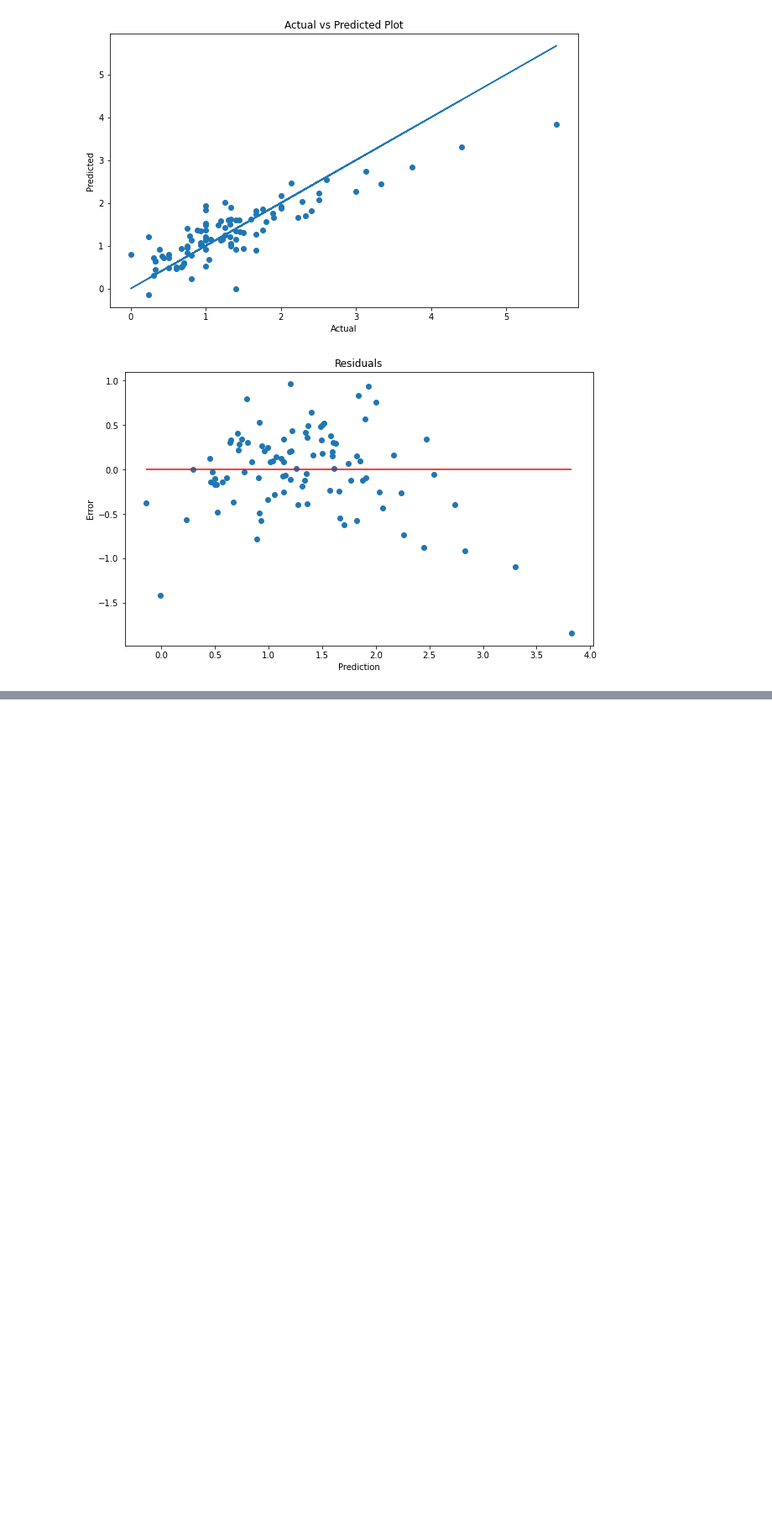
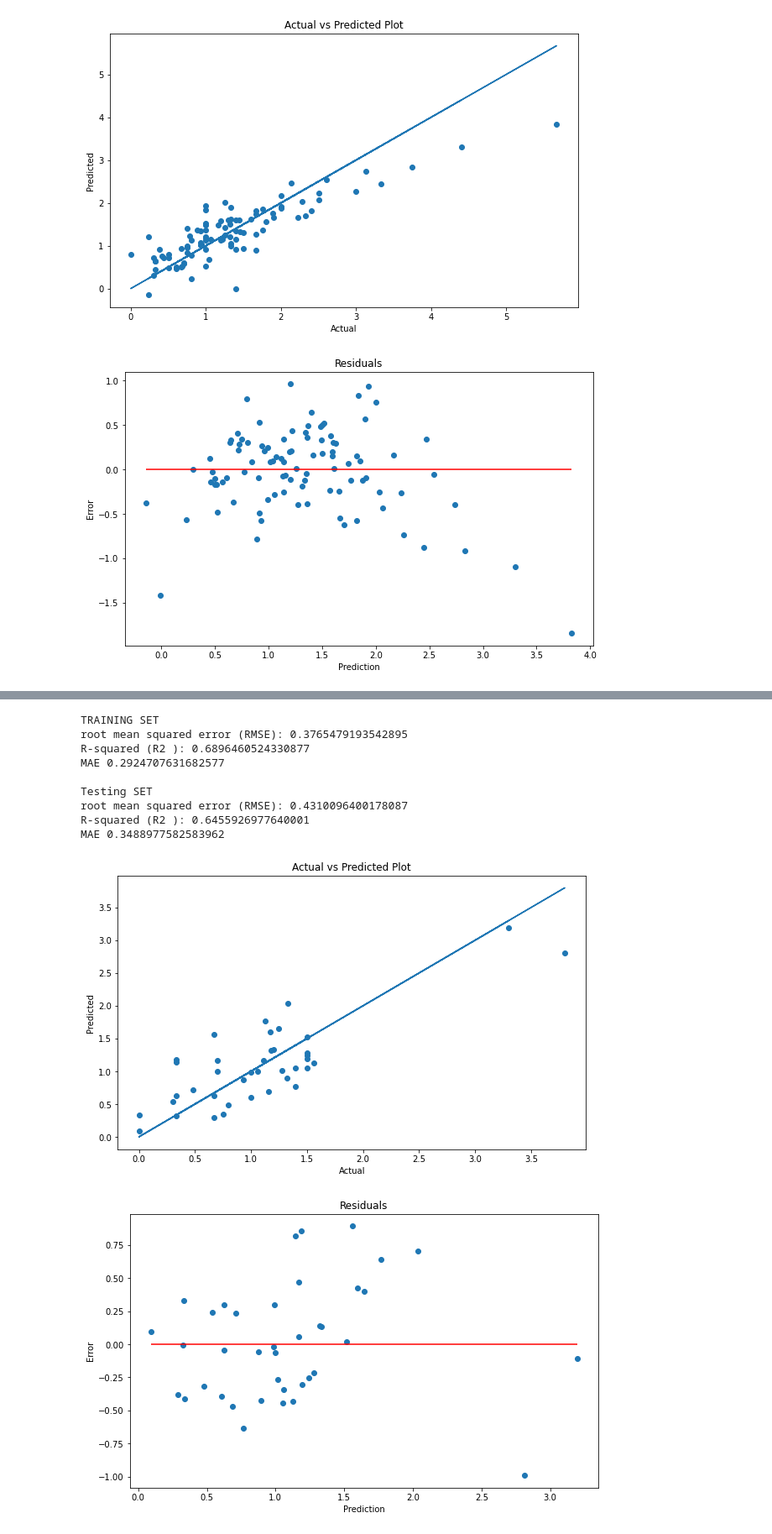
Before and after one commit to matthallman/uofm_data_capstone_worldcup, a Jupyter notebook: ML_Model_Data/xGS and xGA ML Model Building.ipynb, the cells around one changed output, grey strips where cells are left out. Shown: that part at 84% size. Cells and saved outputs as stored; diff of their text form; code cells hidden in the pictures; blank space fills up the shorter version.

```diff
--- a/ML_Model_Data/xGS and xGA ML Model Building.ipynb
+++ b/ML_Model_Data/xGS and xGA ML Model Building.ipynb
@@ -308,0 +412,51 @@ MAE 0.3523619221929672
+# %%
+# Scaling Remaining Features - removing Gls and Confederation when scaling, and adding back in
+
+xGS_Model_2_features = xGS_Model_2.drop(['Confederation','Gls'], axis=1)
+xGA_Model_2_features = xGA_Model_2.drop(['Confederation','O. Gls'], axis=1)
+
+xGS_scaler2 = StandardScaler().fit(xGS_Model_2_features)
+xGA_scaler2 = StandardScaler().fit(xGA_Model_2_features)
+
+
+xGS_scaler_df2 = pd.DataFrame(xGS_scaler2.transform(xGS_Model_2_features), columns = xGS_Model_2_features.columns)
+xGA_scaler_df2 = pd.DataFrame(xGA_scaler2.transform(xGA_Model_2_features), columns = xGA_Model_2_features.columns)
+
+xGS_scaler_df2['Gls'] = xGS_Model_2['Gls']
+xGA_scaler_df2['O. Gls'] = xGA_Model_2['O. Gls']
+xGS_scaler_df2['Confederation'] = xGS_Model_2['Confederation']
+xGA_scaler_df2['Confederation'] = xGA_Model_2['Confederation']
+# %%
+# Create final model variable and one-hot encode Confederation
+
+xGS_Model_2_Final = pd.get_dummies(xGS_scaler_df2, columns=['Confederation'])
+xGA_Model_2_Final = pd.get_dummies(xGA_scaler_df2, columns=['Confederation'])
+# %%
+# Get features and target for both models
+
+xGS_X2 = xGS_Model_2_Final.drop('Gls', axis=1).values
+xGS_y2 = xGS_Model_2_Final['Gls'].values
+
+xGA_X2 = xGA_Model_2_Final.drop('O. Gls', axis=1).values
+xGA_y2 = xGA_Model_2_Final['O. Gls']
+# %%
+# Use the Sklearn `train_test_split()` function to split the data into training and testing data
+xGS_X_train2, xGS_X_test2, xGS_y_train2, xGS_y_test2 = train_test_split(xGS_X2, xGS_y2, random_state=42, test_size=.1)
+
+# Use the Sklearn `train_test_split()` function to split the data into training and testing data
+xGA_X_train2, xGA_X_test2, xGA_y_train2, xGA_y_test2 = train_test_split(xGA_X2, xGA_y2, random_state=42, test_size=.1)
+# %%
+lr = LinearRegression()
+lr = evaluateModel(lr, xGS_X_train2, xGS_y_train2, xGS_X_test2, xGS_y_test2)
+# %% [output]
+TRAINING SET
+root mean squared error (RMSE): 0.3765479193542895
+R-squared (R2 ): 0.6896460524330877
+MAE 0.2924707631682577
+
+Testing SET
+root mean squared error (RMSE): 0.4310096400178087
+R-squared (R2 ): 0.6455926977640001
+MAE 0.3488977582583962
+[figure, added]
+[figure, added]
```
Also changed, not shown: parts of 22 cells of this notebook, 7 other files.
